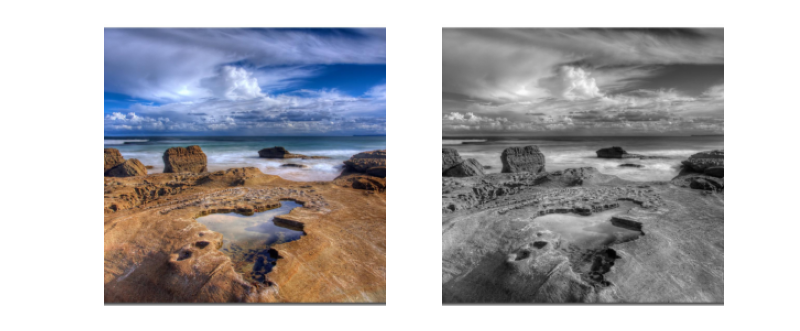
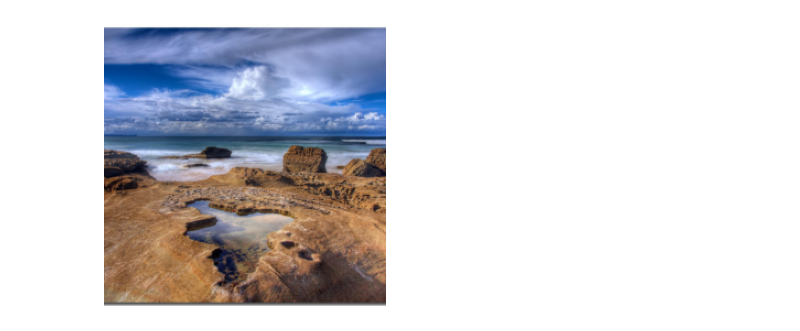
Before and after one commit to antonjolsson/image-colorization, a Jupyter notebook: image-colorization.ipynb, the cells around one changed output. Drawn from its saved outputs; the diff is of its cells as text; code cells hidden in the pictures.

```diff
--- a/image-colorization.ipynb
+++ b/image-colorization.ipynb
@@ -74,7 +76,7 @@ class ImageData(Dataset):
             index (int)
 
         Returns:
-             The index'th sample (color, grayscale)
+             The index'th sample (color)
         """
 
 
@@ -82,13 +84,13 @@ class ImageData(Dataset):
         original_img = Image.open(path)
         transformed_img = self.transform(original_img)
 
-        img_array = np.asarray(transformed_img) / 255
-        lab_img = color.rgb2lab(img_array)
+        img_array = np.asarray(transformed_img, dtype='float32') / 255
+        lab_img = color.rgb2lab(img_array[:, :, :3])
 
-        lab_img_gray = deepcopy(lab_img)
-        lab_img_gray[:, :, 1:] = 0
+        # lab_img_gray = deepcopy(lab_img)
+        # lab_img_gray[:, :, 1:] = 0
 
-        return lab_img, lab_img_gray
+        return lab_img
 
     def __len__(self):
         """Total number of samples"""
@@ -126,14 +128,17 @@ transform = v2.Compose([
 
 train_dataset = ImageData(train_path, transform)
 val_dataset = ImageData(val_path, transform)
+
+small_train_dataset = data_utils.Subset(train_dataset, torch.arange(300))
+small_val_dataset = data_utils.Subset(val_dataset, torch.arange(50))
 # %%
 def show_sample(dataset: Dataset, index: int):
-    lab_arr, lab_arr_gray = dataset[index]
+    lab_arr = dataset[index]
     print(np.max(lab_arr[:, :, 1:].flatten()))
     print(np.min(lab_arr[:, :, 1:].flatten()))
 
     fig = figure(figsize=(10, 8), dpi=80)
-    for i, arr in enumerate([lab_arr, lab_arr_gray]):
+    for i, arr in enumerate([lab_arr]):
         rgb_arr = np.round(color.lab2rgb(arr) * 255)
         rgb_arr = rgb_arr.astype(np.uint8)
         img = Image.fromarray(rgb_arr)
@@ -142,5 +147,5 @@ def show_sample(dataset: Dataset, index: int):
         imshow(img)
         axis('off')
 
-show_sample(train_dataset, 8)
+show_sample(small_train_dataset, 8)
 # %% [output]
@@ -149,4 +154,4 @@ show_sample(train_dataset, 8)
-[figure, old version]
+[figure, new version]
 # %%
 batch_size = 128
 
```
Also changed, not shown: parts of 8 cells of this notebook, 1 other file.
